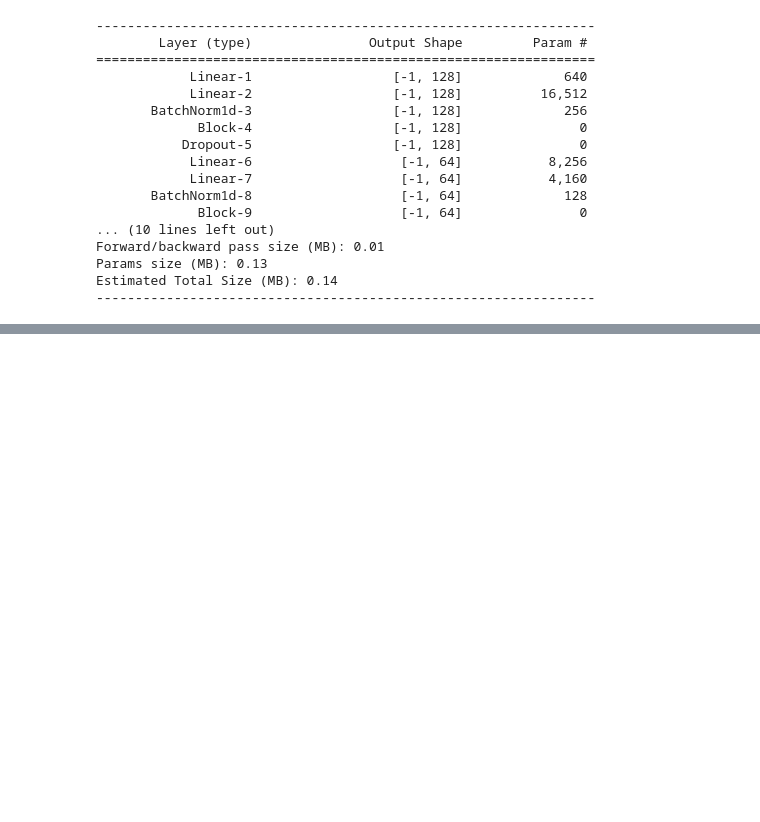
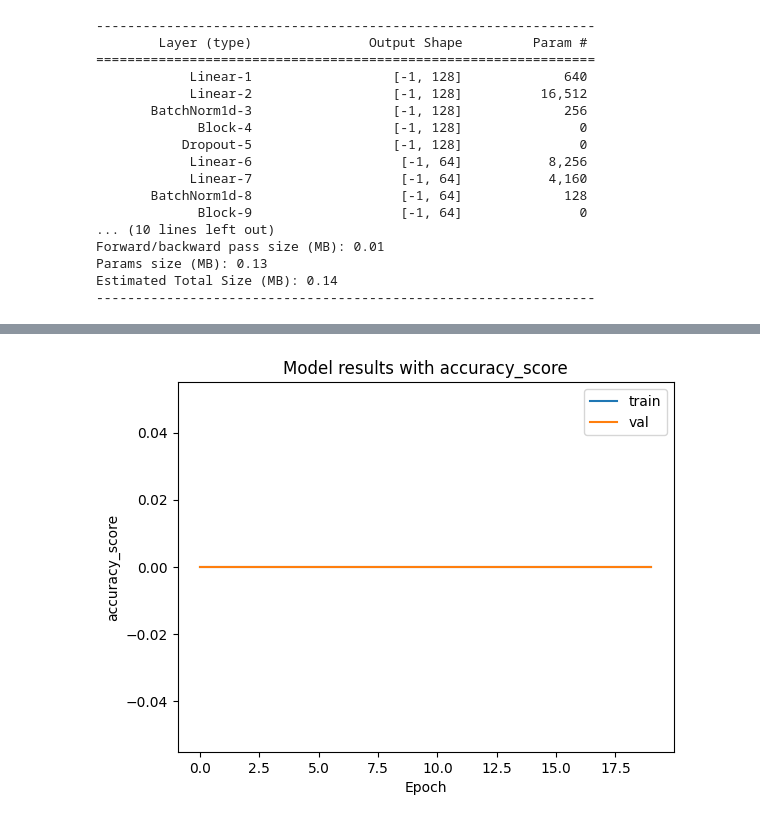
Before and after one commit to HromovAndrey/II_mood_4_part_4, a Jupyter notebook: Урок_модуль_4_часть_4.ipynb, the cells around one changed output, grey strips where cells are left out. Saved outputs shown, nothing was run; the diff lists cells and outputs as text; code cells hidden in the pictures; blank space fills up the shorter version.

```diff
--- a/Урок_модуль_4_часть_4.ipynb
+++ b/Урок_модуль_4_часть_4.ipynb
@@ -276,0 +279,4 @@ NameError: name 'name' is not defined
+# %%
+plot_metric(history, 'accuracy_score')
+# %% [output]
+[figure, added]
```
Also changed, not shown: parts of 3 cells of this notebook.
